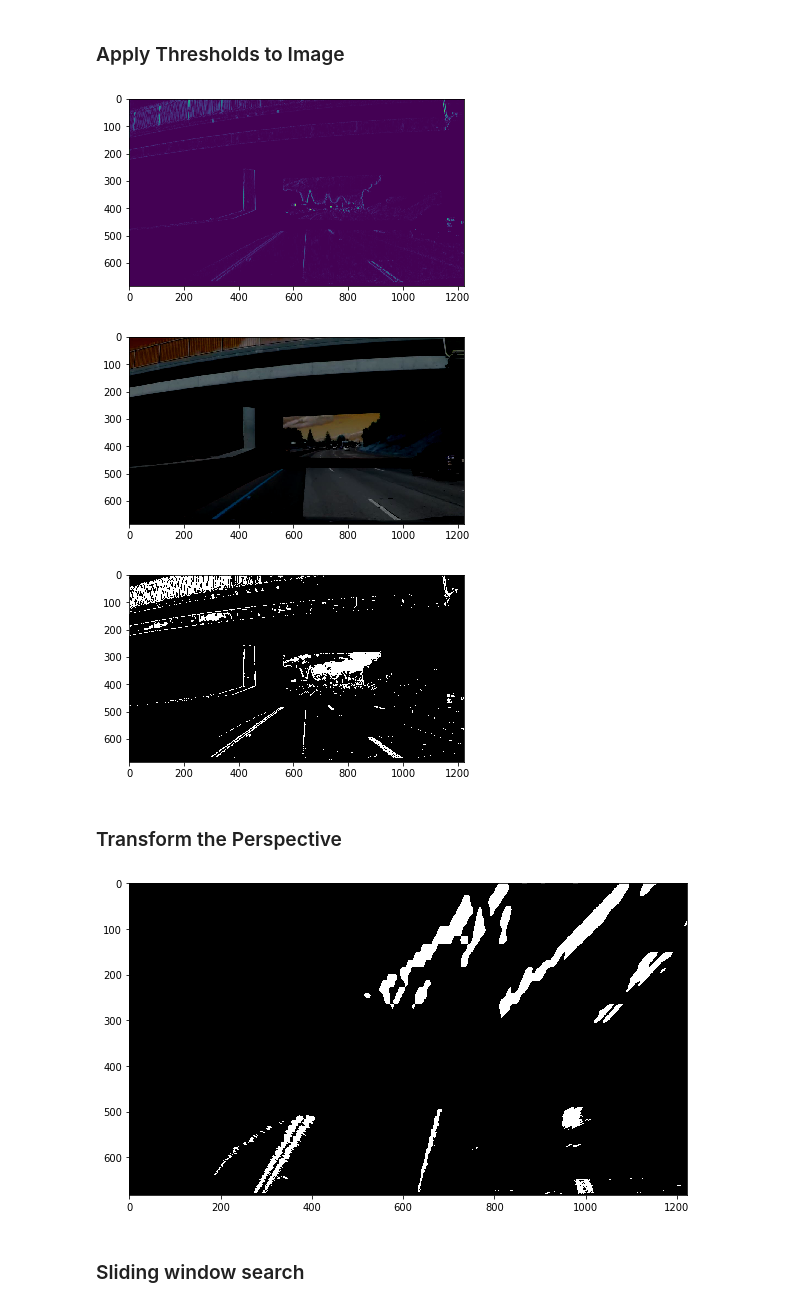
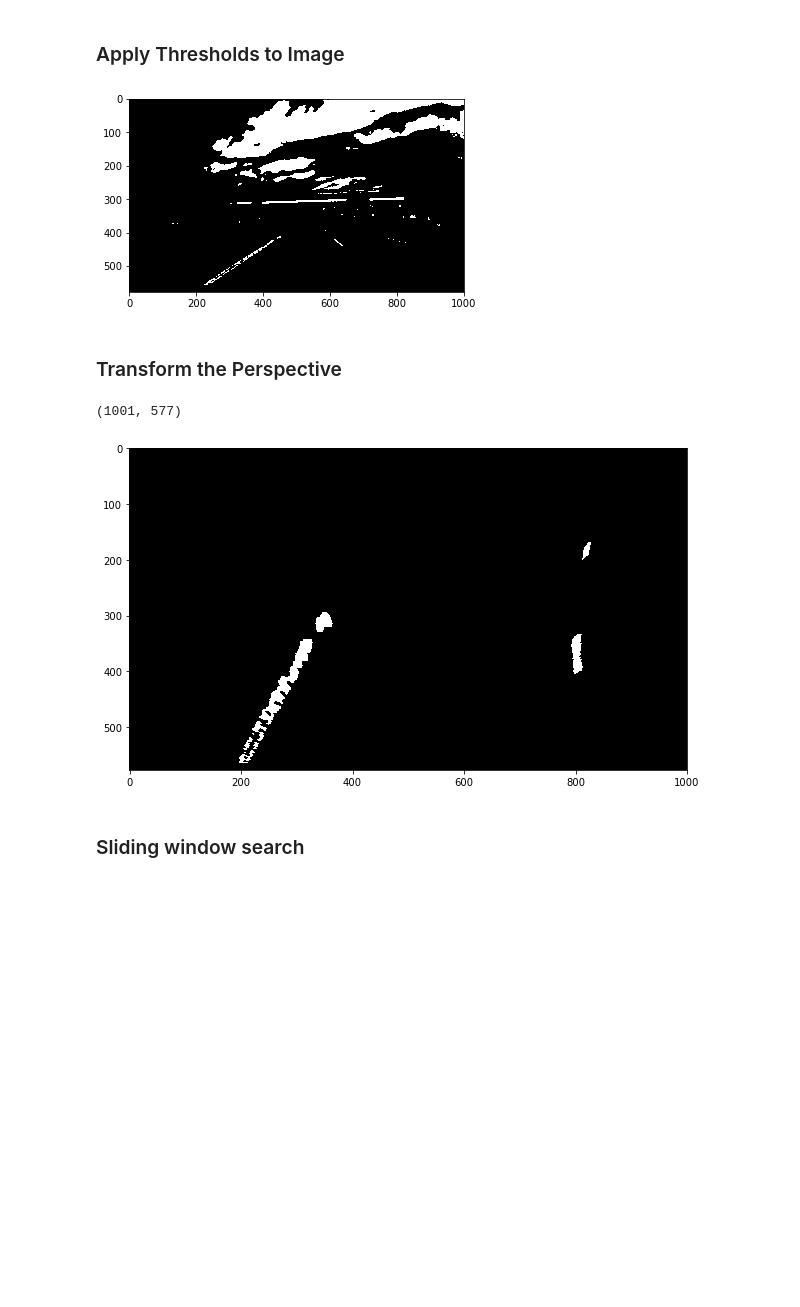
Before and after one commit to rahul1593/Advanced-Lane-Finding, a Jupyter notebook: Proto1.ipynb, the cells around one changed output. Saved outputs shown, nothing was run; the diff lists cells and outputs as text; code cells hidden in the pictures; blank space fills up the shorter version.

```diff
--- a/Proto1.ipynb
+++ b/Proto1.ipynb
@@ -301,5 +311,5 @@ plt.show()
 # %%
-t_img = cv2.imread("./test_images/road31.jpg")
+t_img = cv2.imread("./test_images/test9.jpg")
 img = cv2.cvtColor(t_img, cv2.COLOR_BGR2RGB)
 plt.imshow(img)
 plt.show()
@@ -314,18 +324,18 @@ plt.show()
 # %%
 # Apply color thresholds
 cmimg = prepareImageMask(t_img)
+cmimg = gaussian_blur(cmimg, 5)
+cmimg[cmimg != 1] = 0
 plt.imshow(cmimg, cmap="gray")
 plt.show()
 # %% [output]
-[figure, old version]
+[figure, new version]
-[figure, removed]
-[figure, removed]
 # %% [markdown]
 ### Transform the Perspective
 # %%
 img_size = (cmimg.shape[1], cmimg.shape[0])
 src, dst = getSourceDestPoints(cmimg)
-
+print(img_size)
 M = cv2.getPerspectiveTransform(src, dst)
 rM = cv2.getPerspectiveTransform(dst, src)
 
@@ -339,7 +349,8 @@ plt.show()
 #plt.imshow(unwarped, cmap="gray")
 #plt.show()
 # %% [output]
+(1001, 577)
-[figure, old version]
+[figure, new version]
 # %% [markdown]
 ### Sliding window search
 # %%
```
Also changed, not shown: parts of 10 cells of this notebook, 1 other file.
